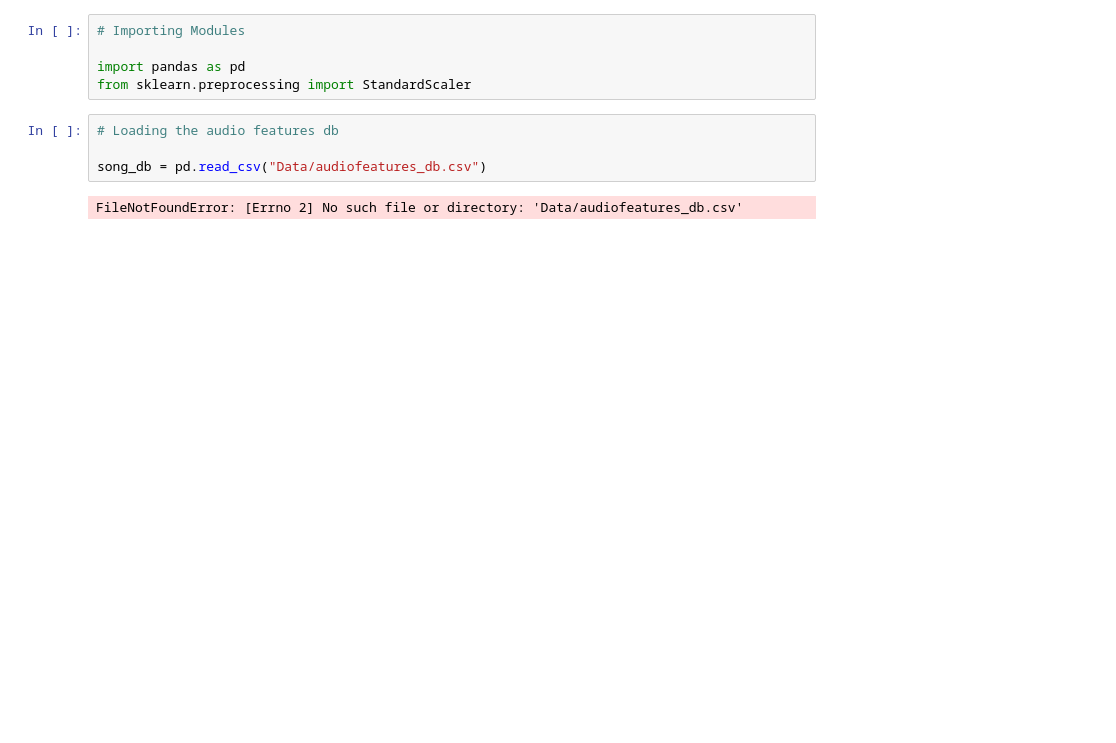
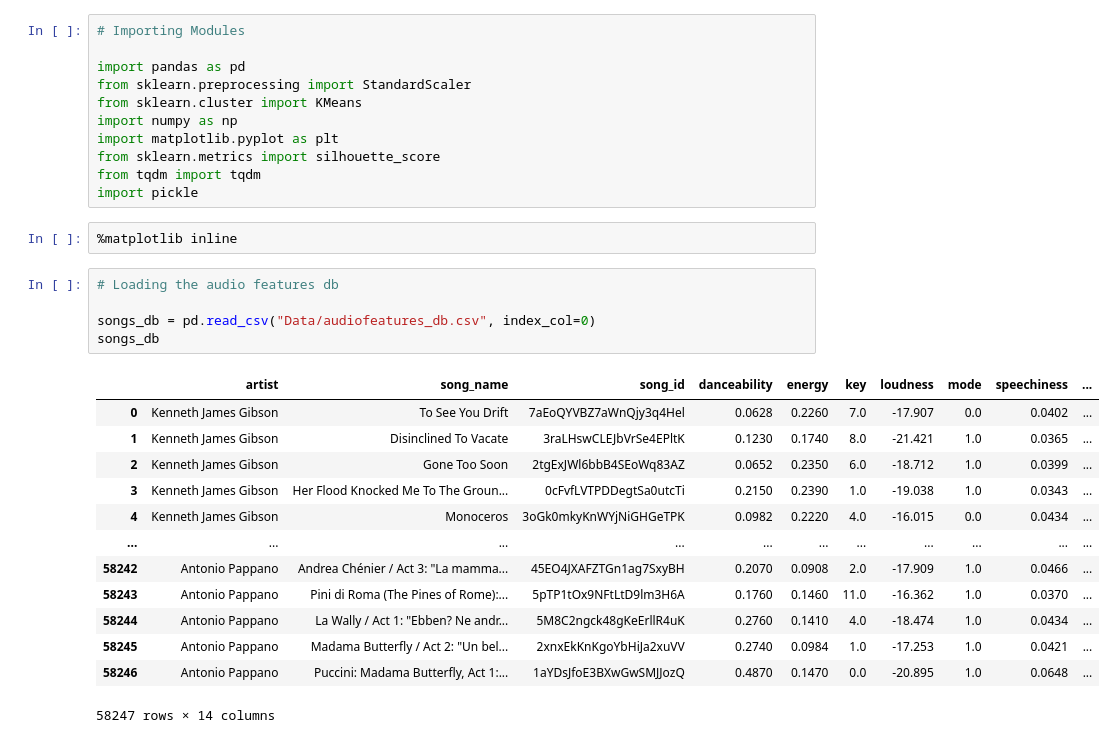
Before and after one commit to NHer0/Song_Recommender_Project, a Jupyter notebook: kmeans_model_nb.ipynb, the cells around one changed output. Drawn from its saved outputs; the diff is of its cells as text; blank space fills up the shorter version.

```diff
--- a/kmeans_model_nb.ipynb
+++ b/kmeans_model_nb.ipynb
@@ -3,9 +3,30 @@
 
 import pandas as pd
 from sklearn.preprocessing import StandardScaler
+from sklearn.cluster import KMeans
+import numpy as np
+import matplotlib.pyplot as plt
+from sklearn.metrics import silhouette_score
+from tqdm import tqdm
+import pickle
+# %%
+%matplotlib inline
 # %%
 # Loading the audio features db
 
-song_db = pd.read_csv("Data/audiofeatures_db.csv")
+songs_db = pd.read_csv("Data/audiofeatures_db.csv", index_col=0)
+songs_db
 # %% [output]
+|  | artist | song_name | song_id | danceability | energy | key | loudness | mode | speechiness | ... |
+| 0 | Kenneth James Gibson | To See You Drift | 7aEoQYVBZ7aWnQjy3q4Hel | 0.0628 | 0.2260 | 7.0 | -17.907 | 0.0 | 0.0402 | ... |
+| 1 | Kenneth James Gibson | Disinclined To Vacate | 3raLHswCLEJbVrSe4EPltK | 0.1230 | 0.1740 | 8.0 | -21.421 | 1.0 | 0.0365 | ... |
+| 2 | Kenneth James Gibson | Gone Too Soon | 2tgExJWl6bbB4SEoWq83AZ | 0.0652 | 0.2350 | 6.0 | -18.712 | 1.0 | 0.0399 | ... |
+| 3 | Kenneth James Gibson | Her Flood Knocked Me To The Groun... | 0cFvfLVTPDDegtSa0utcTi | 0.2150 | 0.2390 | 1.0 | -19.038 | 1.0 | 0.0343 | ... |
+| 4 | Kenneth James Gibson | Monoceros | 3oGk0mkyKnWYjNiGHGeTPK | 0.0982 | 0.2220 | 4.0 | -16.015 | 0.0 | 0.0434 | ... |
+| ... | ... | ... | ... | ... | ... | ... | ... | ... | ... | ... |
+| 58242 | Antonio Pappano | Andrea Chénier / Act 3: "La mamma... | 45EO4JXAFZTGn1ag7SxyBH | 0.2070 | 0.0908 | 2.0 | -17.909 | 1.0 | 0.0466 | ... |
+| 58243 | Antonio Pappano | Pini di Roma (The Pines of Rome):... | 5pTP1tOx9NFtLtD9lm3H6A | 0.1760 | 0.1460 | 11.0 | -16.362 | 1.0 | 0.0370 | ... |
+| 58244 | Antonio Pappano | La Wally / Act 1: "Ebben? Ne andr... | 5M8C2ngck48gKeErllR4uK | 0.2760 | 0.1410 | 4.0 | -18.474 | 1.0 | 0.0434 | ... |
+| 58245 | Antonio Pappano | Madama Butterfly / Act 2: "Un bel... | 2xnxEkKnKgoYbHiJa2xuVV | 0.2740 | 0.0984 | 1.0 | -17.253 | 1.0 | 0.0421 | ... |
+| 58246 | Antonio Pappano | Puccini: Madama Butterfly, Act 1:... | 1aYDsJfoE3BXwGwSMJJozQ | 0.4870 | 0.1470 | 0.0 | -20.895 | 1.0 | 0.0648 | ... |
-FileNotFoundError: [Errno 2] No such file or directory: 'Data/audiofeatures_db.csv'
+58247 rows × 14 columns
```
Also changed, not shown: parts of 15 cells of this notebook.
